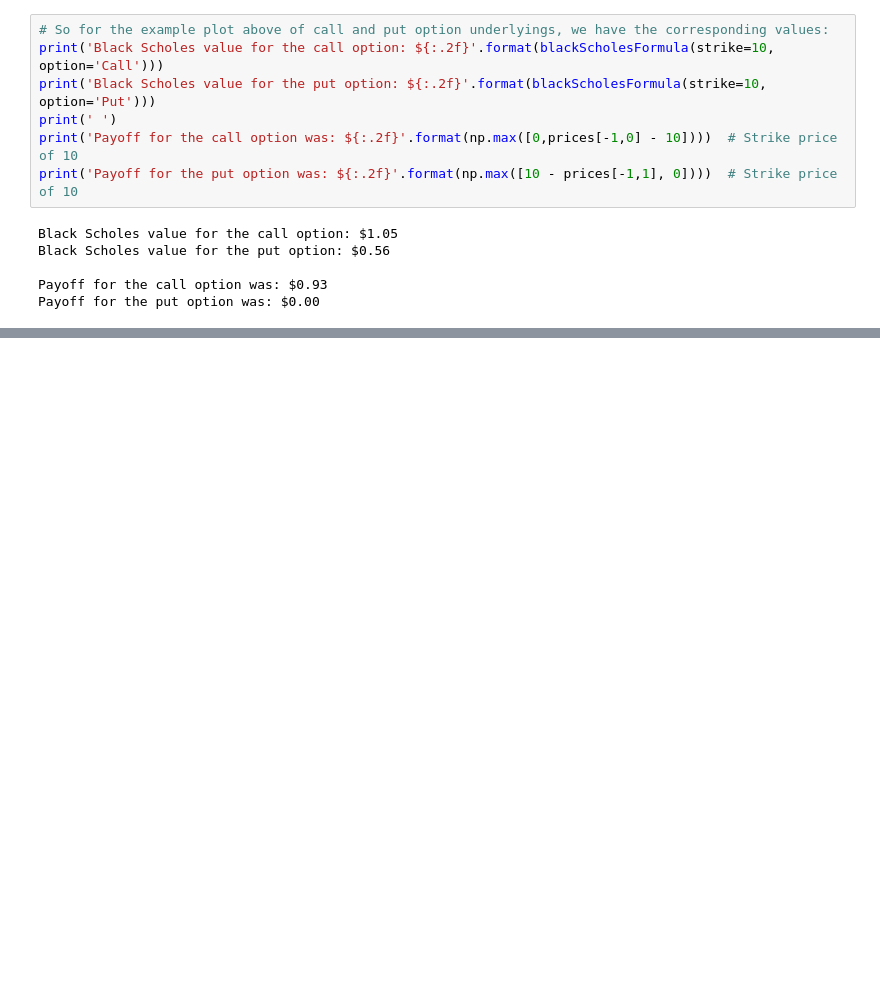
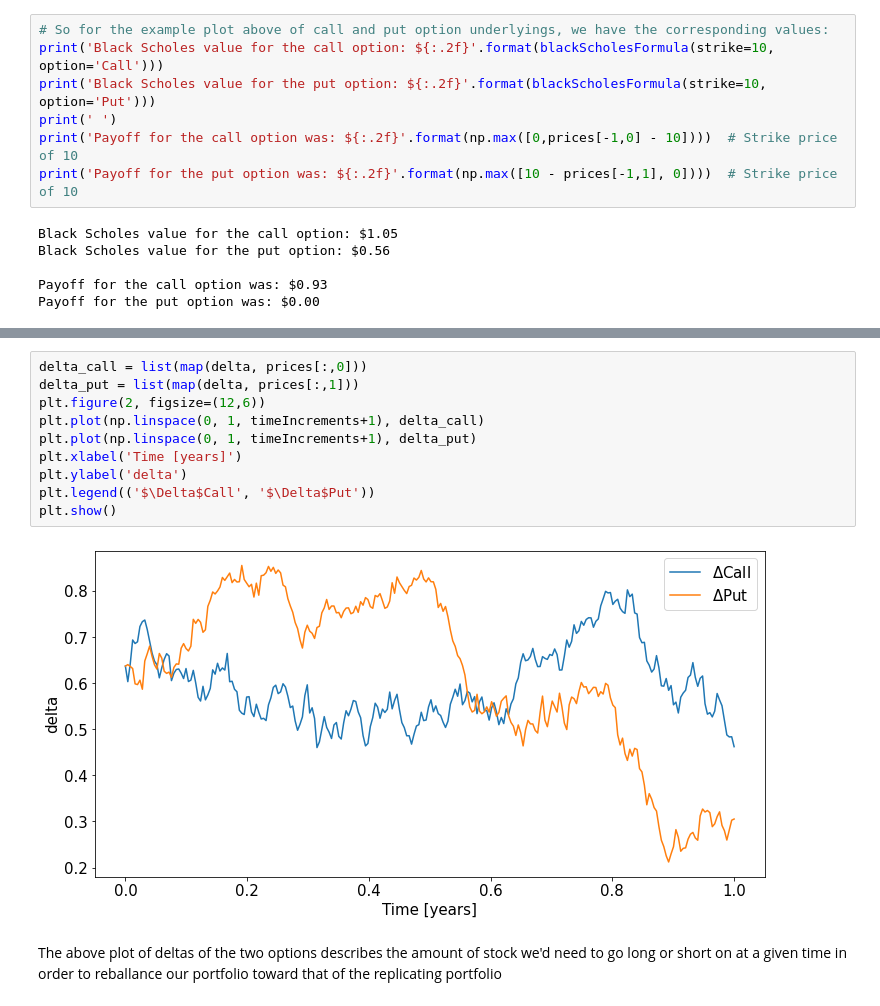
Before and after one commit to Dan-Treacher/financialModelling, a Jupyter notebook: deltaHedging.ipynb, the cells around one changed output, grey strips where cells are left out. Drawn from its saved outputs; the diff is of its cells as text; blank space fills up the shorter version.

Commit message:
Added plot of option deltas

```diff
--- a/deltaHedging.ipynb
+++ b/deltaHedging.ipynb
@@ -103,0 +118,14 @@ Payoff for the put option was: $0.00
+# %%
+delta_call = list(map(delta, prices[:,0]))
+delta_put = list(map(delta, prices[:,1]))
+plt.figure(2, figsize=(12,6))
+plt.plot(np.linspace(0, 1, timeIncrements+1), delta_call)
+plt.plot(np.linspace(0, 1, timeIncrements+1), delta_put)
+plt.xlabel('Time [years]')
+plt.ylabel('delta')
+plt.legend(('$\Delta$Call', '$\Delta$Put'))
+plt.show()
+# %% [output]
+[figure, added]
+# %% [markdown]
+The above plot of deltas of the two options describes the amount of stock we'd need to go long or short on at a given time in order to reballance our portfolio toward that of the replicating portfolio
```
Also changed, not shown: parts of 3 cells of this notebook.
